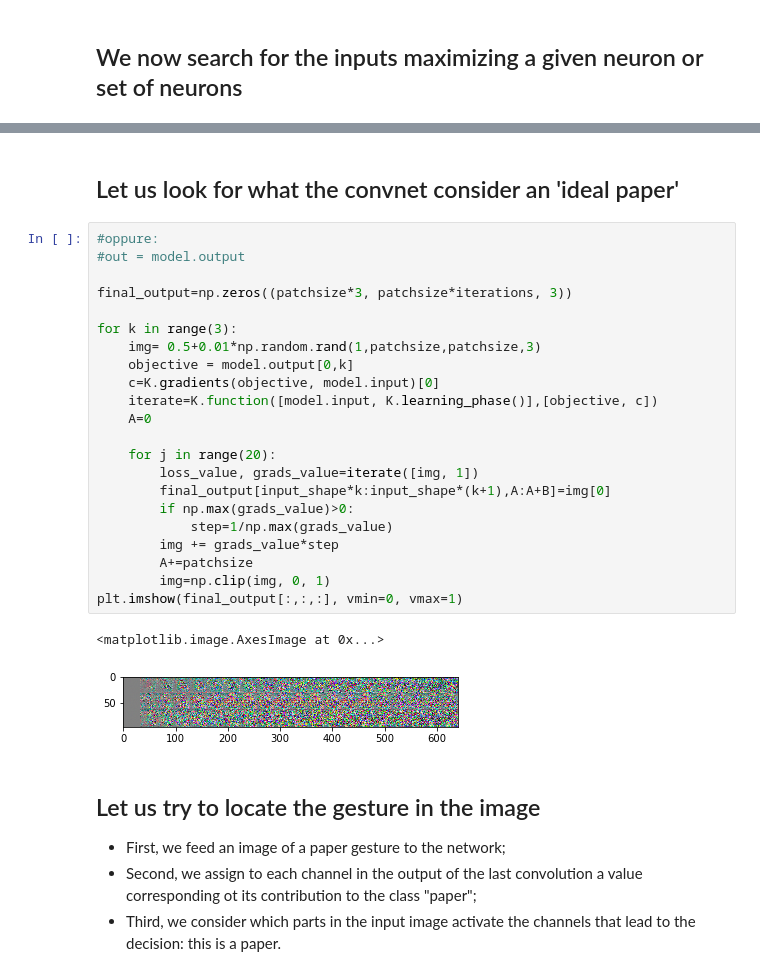
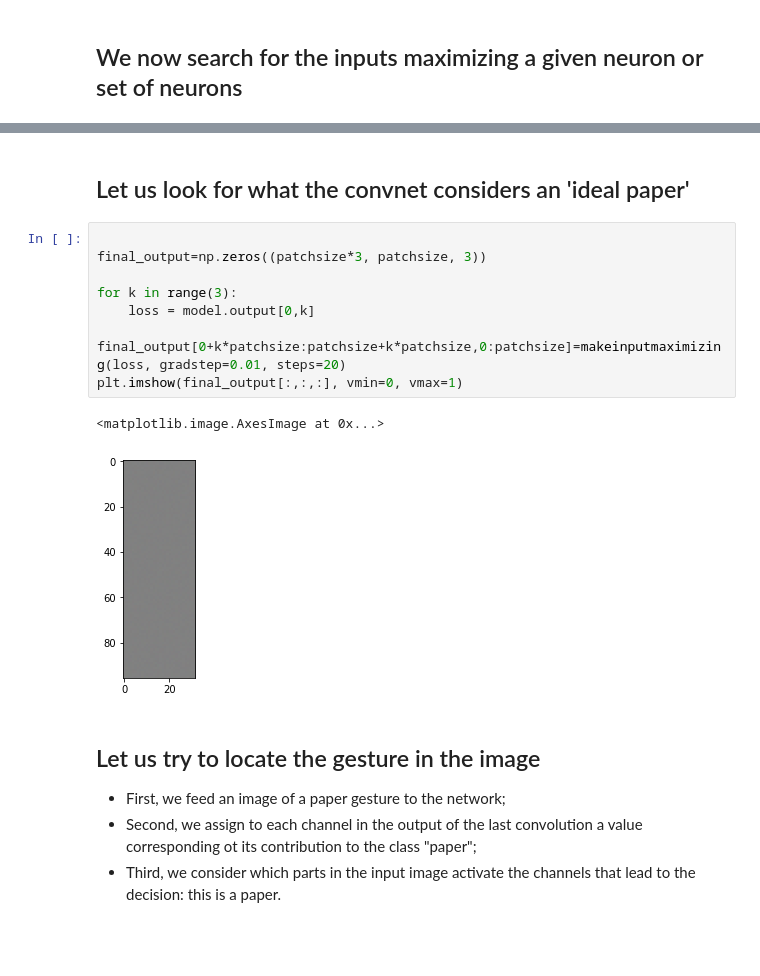
Before and after one commit to alessandro-giusti/rock-paper-scissors, a Jupyter notebook: Activity notebook/notebook_v2.ipynb, the cells around one changed output, grey strips where cells are left out. Drawn from its saved outputs; the diff is of its cells as text; blank space fills up the shorter version.

```diff
--- a/Activity notebook/notebook_v2.ipynb
+++ b/Activity notebook/notebook_v2.ipynb
@@ -672,30 +663,16 @@ for i,j in tqdm.tqdm(list(itertools.product(range(axs.shape[0]), range(axs.shape
 # %% [markdown]
-## Let us look for what the convnet consider an 'ideal paper'
+## Let us look for what the convnet considers an 'ideal paper'
-# %%
-#oppure:
-#out = model.output
-
-final_output=np.zeros((patchsize*3, patchsize*iterations, 3))
-
-for k in range(3):
-    img= 0.5+0.01*np.random.rand(1,patchsize,patchsize,3)
-    objective = model.output[0,k]
-    c=K.gradients(objective, model.input)[0]
-    iterate=K.function([model.input, K.learning_phase()],[objective, c])
-    A=0
-
-    for j in range(20):
-        loss_value, grads_value=iterate([img, 1])
-        final_output[input_shape*k:input_shape*(k+1),A:A+B]=img[0]
-        if np.max(grads_value)>0:
-            step=1/np.max(grads_value)
-        img += grads_value*step
-        A+=patchsize
-        img=np.clip(img, 0, 1)
-plt.imshow(final_output[:,:,:], vmin=0, vmax=1)
-# %% [output]
-<matplotlib.image.AxesImage at 0x...>
-[figure, removed]
+# %%
+
+final_output=np.zeros((patchsize*3, patchsize, 3))
+
+for k in range(3):
+    loss = model.output[0,k]
+    final_output[0+k*patchsize:patchsize+k*patchsize,0:patchsize]=makeinputmaximizing(loss, gradstep=0.01, steps=20)
+plt.imshow(final_output[:,:,:], vmin=0, vmax=1)
+# %% [output]
+<matplotlib.image.AxesImage at 0x...>
+[figure, added]
 # %% [markdown]
 ## Let us try to locate the gesture in the image
 - First, we feed an image of a paper gesture to the network;
```
Also changed, not shown: parts of 14 cells of this notebook.
